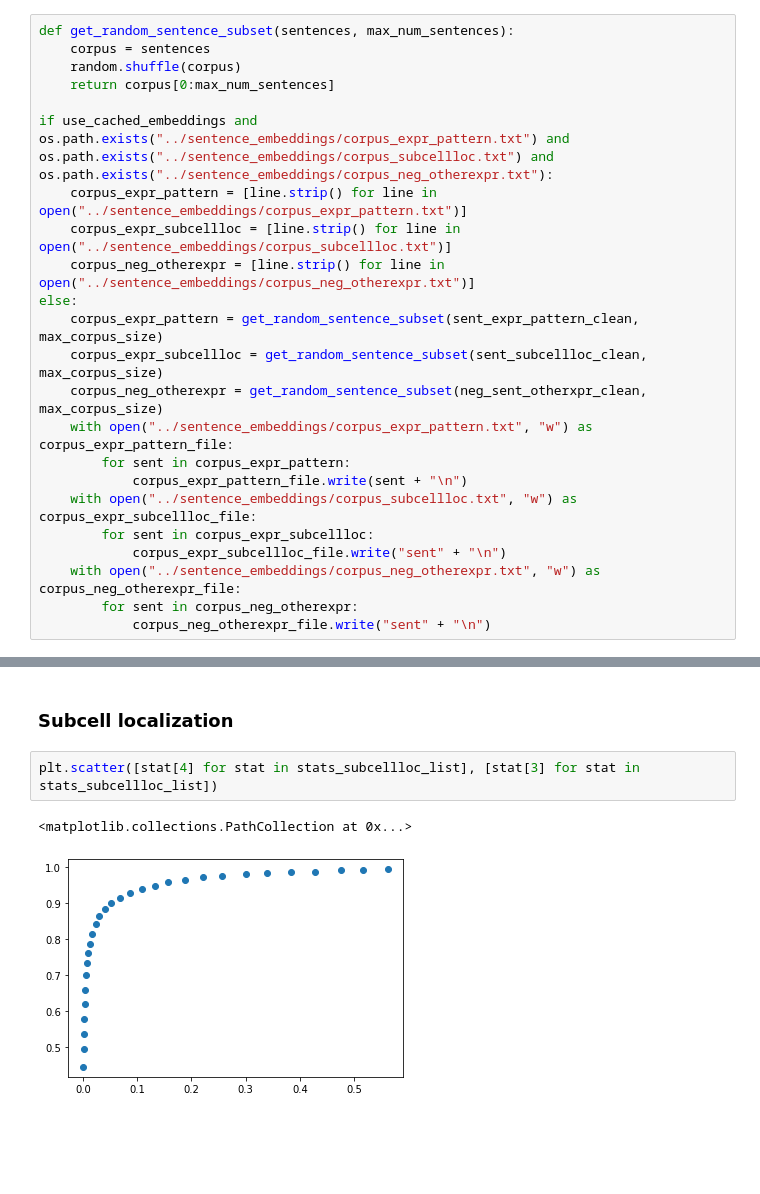
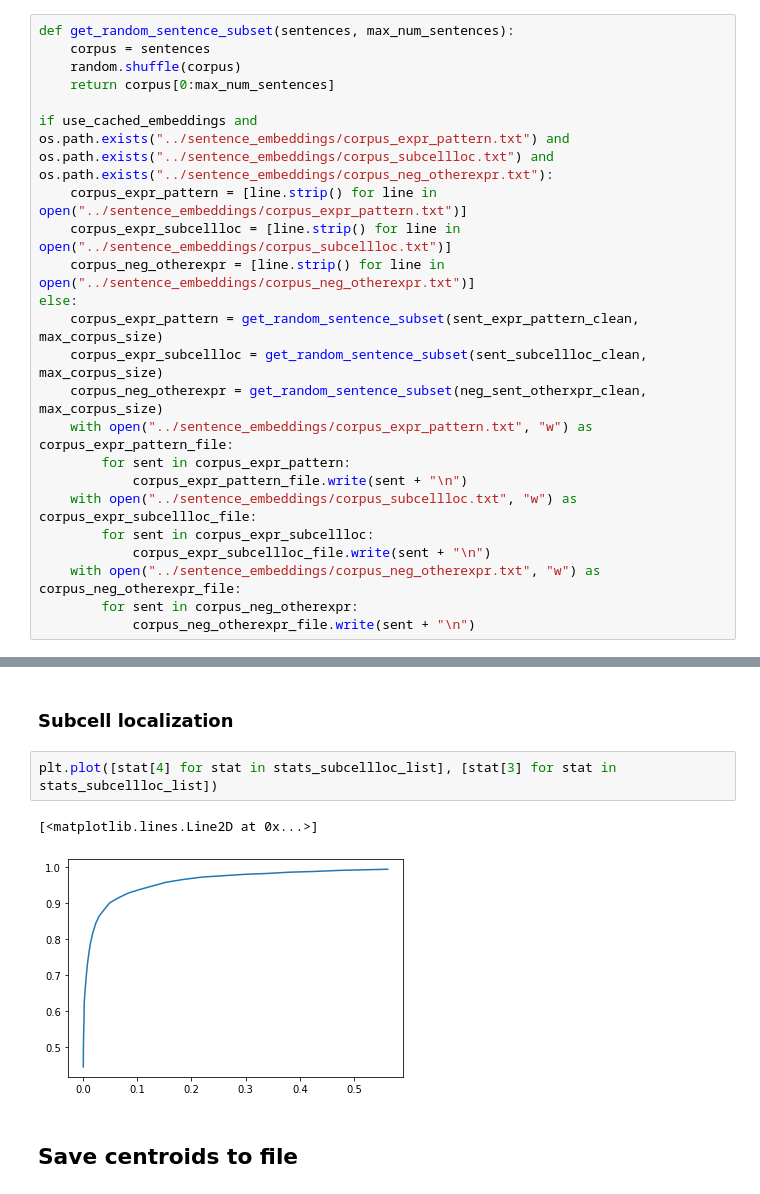
Before and after one commit to WormBase/curation-sentence-classification, a Jupyter notebook: notebooks/sentence_clustering.ipynb, the cells around one changed output, grey strips where cells are left out. Cells and saved outputs as stored; diff of their text form; blank space fills up the shorter version.

```diff
--- a/notebooks/sentence_clustering.ipynb
+++ b/notebooks/sentence_clustering.ipynb
@@ -75,10 +77,10 @@ else:
             corpus_expr_pattern_file.write(sent + "\n")
     with open("../sentence_embeddings/corpus_subcellloc.txt", "w") as corpus_expr_subcellloc_file:
         for sent in corpus_expr_subcellloc:
-            corpus_expr_subcellloc_file.write("sent" + "\n")
+            corpus_expr_subcellloc_file.write(sent + "\n")
     with open("../sentence_embeddings/corpus_neg_otherexpr.txt", "w") as corpus_neg_otherexpr_file:
         for sent in corpus_neg_otherexpr:
-            corpus_neg_otherexpr_file.write("sent" + "\n")
+            corpus_neg_otherexpr_file.write(sent + "\n")
 # %% [markdown]
 ## Extract sentence embeddings with SBERT
 # %%
@@ -253,7 +249,9 @@ plt.scatter([stat[4] for stat in stats_expr_pattern_list], [stat[3] for stat in
 # %% [markdown]
 ### Subcell localization
 # %%
-plt.scatter([stat[4] for stat in stats_subcellloc_list], [stat[3] for stat in stats_subcellloc_list])
+plt.plot([stat[4] for stat in stats_subcellloc_list], [stat[3] for stat in stats_subcellloc_list])
 # %% [output]
-<matplotlib.collections.PathCollection at 0x...>
+[<matplotlib.lines.Line2D at 0x...>]
-[figure, old version]
+[figure, new version]
+# %% [markdown]
+## Save centroids to file
```
Also changed, not shown: parts of 15 cells of this notebook, 2 other files.
